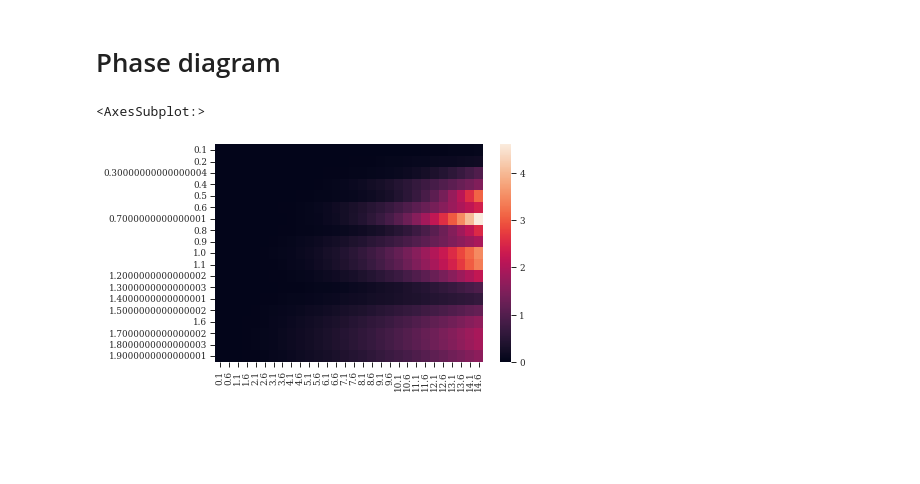
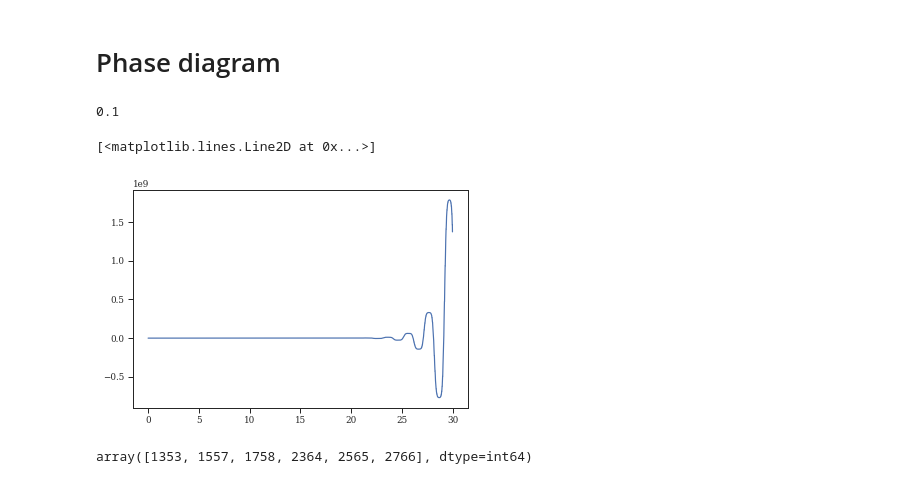
Before and after one commit to mmehrani/master_thesis, a Jupyter notebook: scripts/all_neurons_model_in_one_place/field_inference_integrate_dynamic.ipynb, the cells around one changed output. Saved outputs shown, nothing was run; the diff lists cells and outputs as text; code cells hidden in the pictures; blank space fills up the shorter version.

```diff
--- a/scripts/all_neurons_model_in_one_place/field_inference_integrate_dynamic.ipynb
+++ b/scripts/all_neurons_model_in_one_place/field_inference_integrate_dynamic.ipynb
@@ -62,14 +77,20 @@ ax.plot(time_arr, field_arr)
 # %%
 time_step = 0.01
-total_time = 5
+total_time = 30
 
 time_arr = np.arange(0.01,total_time,time_step)
+# %%
+tau
+# %% [output]
+0.1
 # %%
 g_arr = np.arange(0.1,15.1,0.5)
-delay_arr = np.arange(0.1,2,0.1)
+delay_arr = np.arange(0.01,1,0.05)
+
 sigma_arr = np.zeros((g_arr.shape[0], delay_arr.shape[0]))
 mean_arr = np.zeros((g_arr.shape[0], delay_arr.shape[0]))
 check_arr = np.zeros((g_arr.shape[0], delay_arr.shape[0]), dtype = bool)
+diff_arr = np.zeros((g_arr.shape[0], delay_arr.shape[0]))
 # %%
 for i,g in enumerate(g_arr):
     for j,d in enumerate(delay_arr):
@@ -81,15 +102,30 @@ for i,g in enumerate(g_arr):
         epsilon = initial_e - e_0
 
         for ind,t in enumerate(time_arr):
+            if t < 2*max(d,tau):
+                field_arr[ind] = initial_e
+                continue
             field_arr[ind] = a_bar - g_bar * field_avg_over_tau(field_arr, t - d, tau)
 
 
-        last_ind = 100
+        last_ind = int(2*d//time_step)
         sigma_arr[i,j] = np.std(field_arr[-last_ind:])
         mean_arr[i,j] = np.mean(field_arr[-last_ind:])
-#         if True in field_arr> initial_e: check_arr[i,j] = True
+
+        indexes = np.unique(field_arr, return_index=True)[1]
+        field_arr_unique = np.array( [field_arr[index] for index in sorted(indexes)] )
+        local_peaks =  argrelextrema(field_arr_unique, np.greater)[0]
+        if len(local_peaks) in [0,1]:
+            check_arr[i,j] = False
+        elif field_arr_unique[ local_peaks[-1] ]  > field_arr_unique[ local_peaks[-2] ]:
+            check_arr[i,j] = True
+# %%
+plt.plot(time_arr, field_arr)
+# %% [output]
+[<matplotlib.lines.Line2D at 0x...>]
+[figure, added]
 # %%
-sns.heatmap((sigma_arr.T), xticklabels=g_arr, yticklabels=delay_arr)
+argrelextrema(field_arr, np.greater)[0]
+# sns.heatmap(roof_func(sigma_arr.T,10), xticklabels=g_arr, yticklabels=delay_arr[::-1])
 # %% [output]
-<AxesSubplot:>
+array([1353, 1557, 1758, 2364, 2565, 2766], dtype=int64)
-[figure, removed]
```
Also changed, not shown: parts of 12 cells of this notebook, 10 other files.
